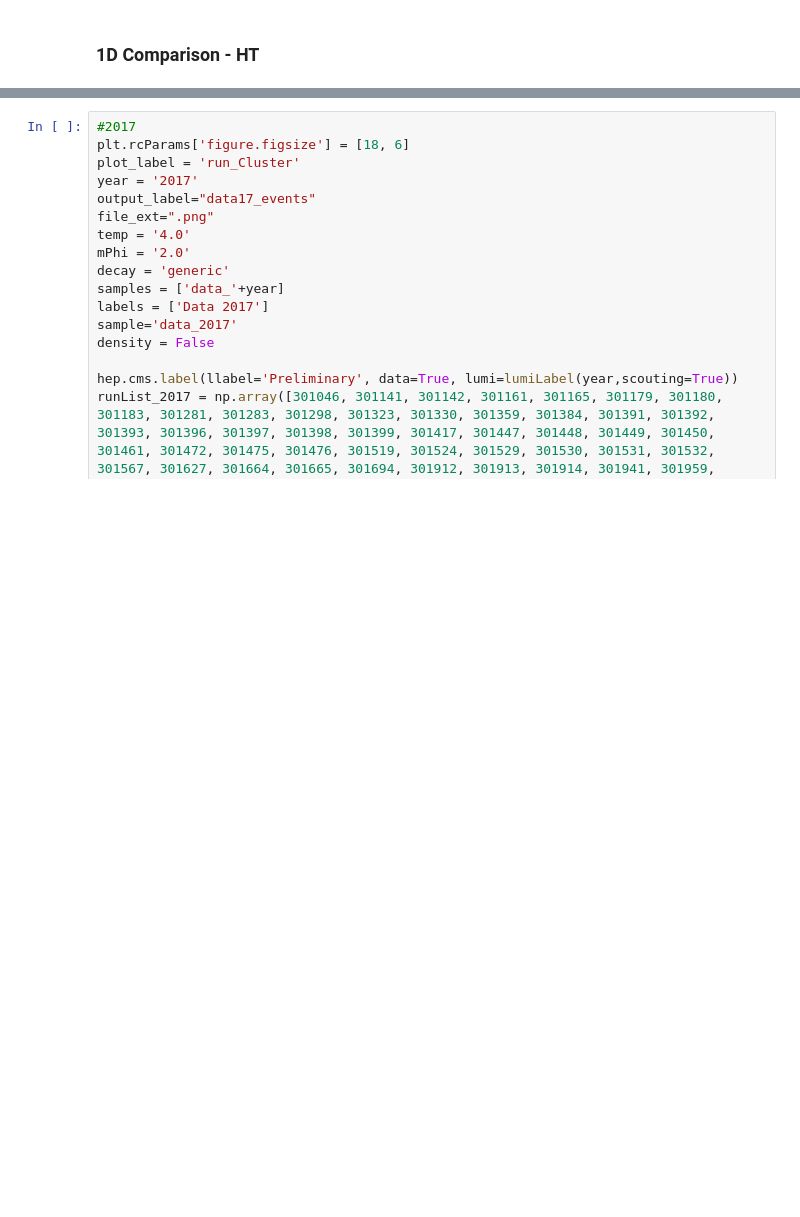
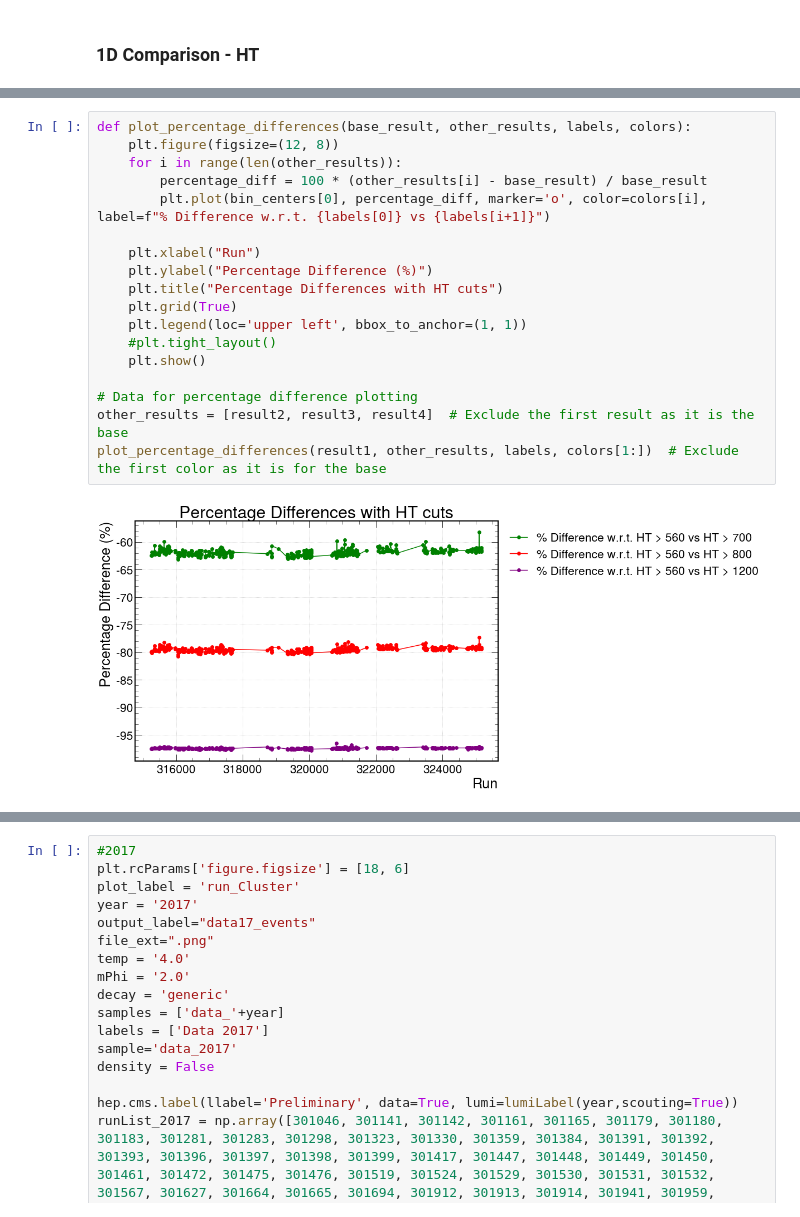
Before and after one commit to akanugan/SUEPCoffea_dask, a Jupyter notebook: plotting/AN_plots_weijie.ipynb, the cells around one changed output, grey strips where cells are left out. Cells and saved outputs as stored; diff of their text form; blank space fills up the shorter version.

```diff
--- a/plotting/AN_plots_weijie.ipynb
+++ b/plotting/AN_plots_weijie.ipynb
@@ -863,3 +971,23 @@ Uncertainty: 282515.6818408355
+# %%
+def plot_percentage_differences(base_result, other_results, labels, colors):
+    plt.figure(figsize=(12, 8))
+    for i in range(len(other_results)):
+        percentage_diff = 100 * (other_results[i] - base_result) / base_result
+        plt.plot(bin_centers[0], percentage_diff, marker='o', color=colors[i], label=f"% Difference w.r.t. {labels[0]} vs {labels[i+1]}")
+
+    plt.xlabel("Run")
+    plt.ylabel("Percentage Difference (%)")
+    plt.title("Percentage Differences with HT cuts")
+    plt.grid(True)
+    plt.legend(loc='upper left', bbox_to_anchor=(1, 1))
+    #plt.tight_layout()
+    plt.show()
+
+# Data for percentage difference plotting
+other_results = [result2, result3, result4]  # Exclude the first result as it is the base
+plot_percentage_differences(result1, other_results, labels, colors[1:])  # Exclude the first color as it is for the base
+# %% [output]
+[figure, added]
 # %%
 #split events/lumi plots finely
 import matplotlib.pyplot as plt
```
Also changed, not shown: parts of 12 cells of this notebook, 9 other files.
